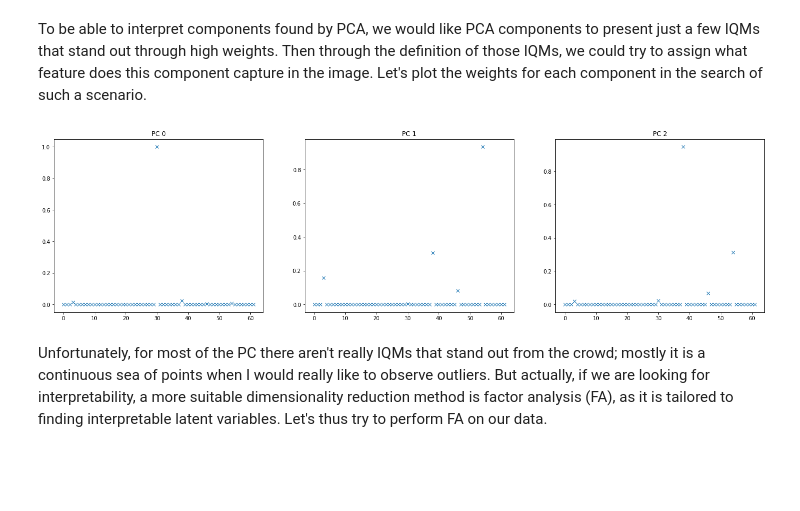
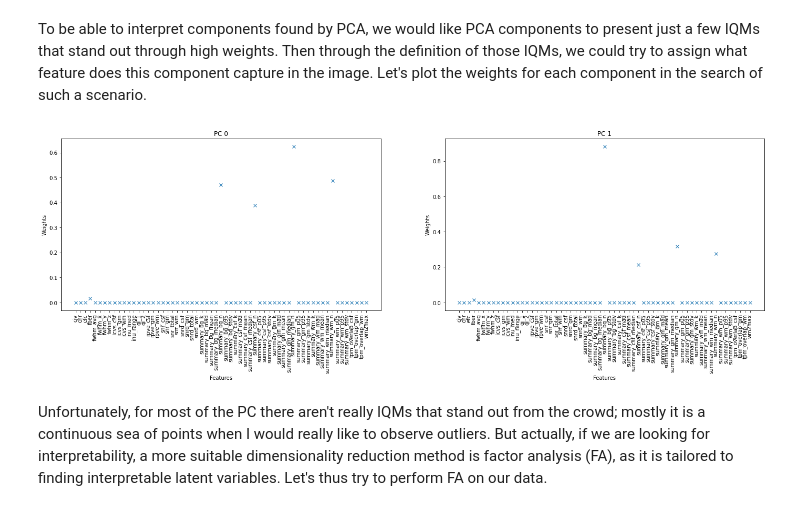
Before and after one commit to jaimebarran/mriqc-learn, a Jupyter notebook: docs/notebooks/Dimensionality Reduction on IQMs.ipynb, the cells around one changed output. Cells and saved outputs as stored; diff of their text form; code cells hidden in the pictures; blank space fills up the shorter version.

```diff
--- a/docs/notebooks/Dimensionality Reduction on IQMs.ipynb
+++ b/docs/notebooks/Dimensionality Reduction on IQMs.ipynb
@@ -29,13 +29,14 @@ As in the Visualization notebook, we will first *harmonize* the metrics using th
 import sys
 sys.path.append('/mnt/sda1/Repos/mriqc/mriqc-learn/mriqc-learn')
 from sklearn.model_selection import train_test_split
+import numpy as np
 
 # Load dataset
-df = pd.read_excel('/home/jaimebarranco/Desktop/MRI-QC/scores.xlsx', sheet_name='brainmask_avg_data')
+# df = pd.read_excel('/home/jaimebarranco/Desktop/MRI-QC/scores.xlsx', sheet_name='brainmask_avg_data')
 
 # Separate features (X) and target (y)
-X = df.drop(columns=['name','sub','subject','rating','rating_text','blur','blur_text','noise','noise_text','motion','motion_text','bgair','bgair_text','exclusion'])
-y = df['rating']
+X = df_merged.drop(columns=['rating', 'bids_name'])
+y = df_merged['rating']
 features = X.columns.tolist()
 
 # Train/test split
@@ -122,18 +122,22 @@ findfont: Font family ['Libre Franklin'] not found. Falling back to DejaVu Sans.
 # %% [markdown]
 Here we decide to choose 15 components so to reach 90% of variance explained. This decision is a bit arbitrary, I encourage you to play with the number of components to see how it modifies your results.
 # %%
-n_components = 3
+n_components = 2
 # %% [markdown]
 To be able to interpret components found by PCA, we would like PCA components to present just a few IQMs that stand out through high weights. Then through the definition of those IQMs, we could try to assign what feature does this component capture in the image. Let's plot the weights for each component in the search of such a scenario.
 # %%
-#Plot PCA components' weights
+# Plot PCA components' weights
 basis = pca.components_[:n_components,:]
 fig, axs = plt.subplots(1,n_components,sharex=False,sharey=False,figsize=(24, 6))
 for k in range(basis.shape[0]):
     axs[k].plot(abs(basis[k,:]),'x')
     axs[k].set_title('PC {}'.format(k))
+    axs[k].set_xticklabels(numeric_columns, rotation=90)
+    axs[k].set_xticks(range(len(numeric_columns)))
+    axs[k].set_xlabel('Features')
+    axs[k].set_ylabel('Weights')
 # %% [output]
-[figure, old version]
+[figure, new version]
 # %% [markdown]
 Unfortunately, for most of the PC there aren't really IQMs that stand out from the crowd; mostly it is a continuous sea of points when I would really like to observe outliers. But actually, if we are looking for interpretability, a more suitable dimensionality reduction method is factor analysis (FA), as it is tailored to finding interpretable latent variables. Let's thus try to perform FA on our data.
 # %%
```
Also changed, not shown: parts of 5 cells of this notebook.
